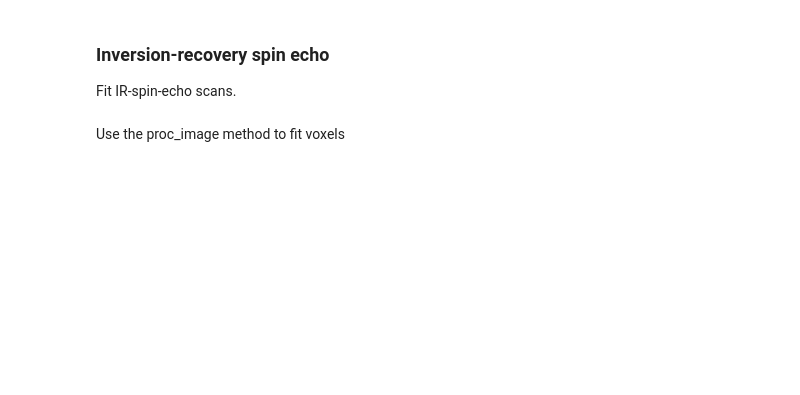
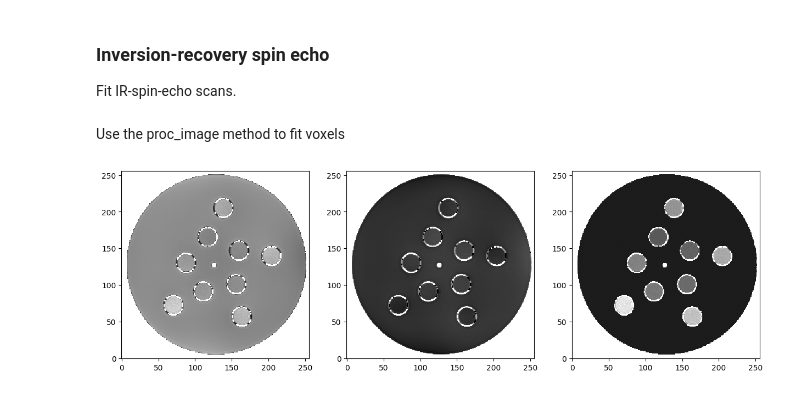
Before and after one commit to mjt320/SEPAL, a Jupyter notebook: demo/demo_fit_t1.ipynb, the cells around one changed output. Saved outputs shown, nothing was run; the diff lists cells and outputs as text; code cells hidden in the pictures; blank space fills up the shorter version.

```diff
--- a/demo/demo_fit_t1.ipynb
+++ b/demo/demo_fit_t1.ipynb
@@ -264,6 +226,8 @@ a, b, t1, s_fit = t1_calculator.proc_image(images,
                                            n_procs=4);
 # %%
 fig, ax = plt.subplots(1,3, figsize=(15,5))
-ax[0].imshow(a[:,:], cmap="gray_r", origin="lower", vmin=0, vmax=2000)
-ax[1].imshow(b[:,:], cmap="gray_r", origin="lower", vmin=-3000, vmax=1000)
-ax[2].imshow(t1[:,:], cmap="gray_r", origin="lower", vmin=0, vmax=1.5);
+ax[0].imshow(a[:,:], cmap="gray", origin="lower", vmin=0, vmax=2000)
+ax[1].imshow(b[:,:], cmap="gray", origin="lower", vmin=-3000, vmax=1000)
+ax[2].imshow(t1[:,:], cmap="gray", origin="lower", vmin=0, vmax=1.5);
+# %% [output]
+[figure, added]
```
Also changed, not shown: parts of 13 cells of this notebook, 9 other files.
